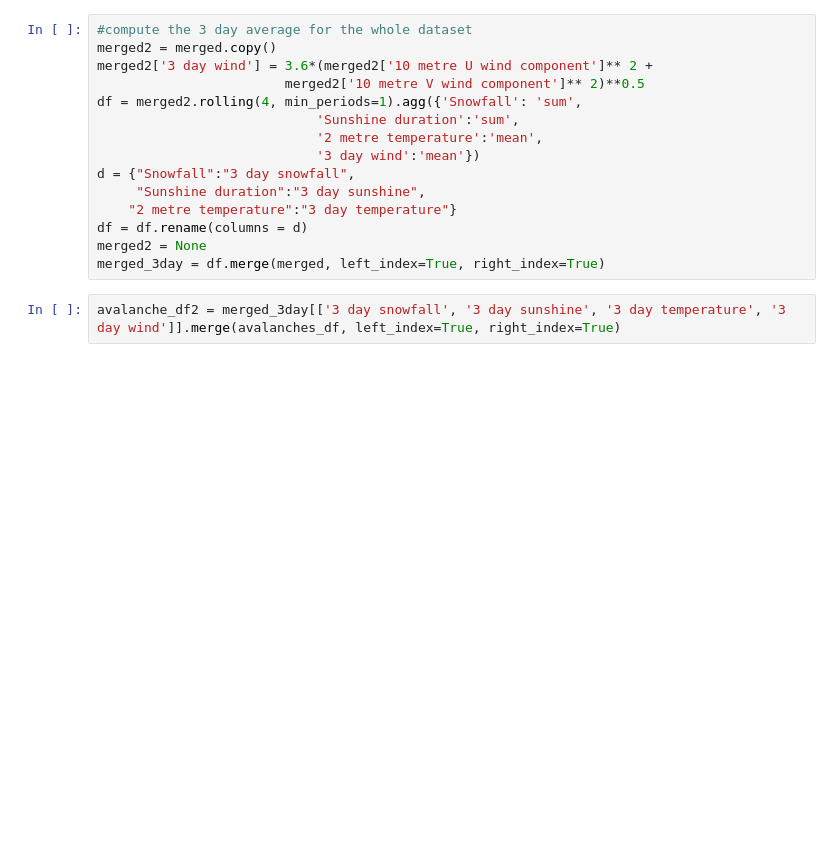
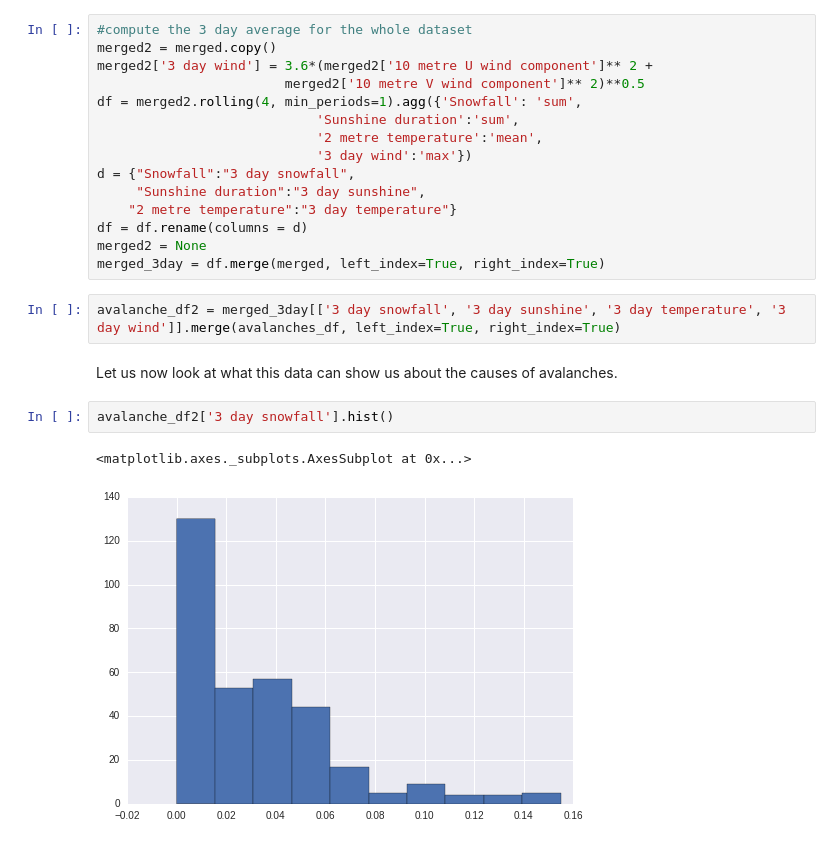
Before and after one commit to Pamoi/datavalanche, a Jupyter notebook: src/datavalanche.ipynb, the cells around one changed output. Saved outputs shown, nothing was run; the diff lists cells and outputs as text; blank space fills up the shorter version.

Commit message:
Added plot for snowfalls to web page and plots with merged data to notebook

```diff
--- a/src/datavalanche.ipynb
+++ b/src/datavalanche.ipynb
@@ -394,7 +398,7 @@ merged2['3 day wind'] = 3.6*(merged2['10 metre U wind component']** 2 +
 df = merged2.rolling(4, min_periods=1).agg({'Snowfall': 'sum',
                             'Sunshine duration':'sum',
                             '2 metre temperature':'mean',
-                            '3 day wind':'mean'})
+                            '3 day wind':'max'})
 d = {"Snowfall":"3 day snowfall",
      "Sunshine duration":"3 day sunshine",
     "2 metre temperature":"3 day temperature"}
@@ -403,3 +407,10 @@ merged2 = None
 merged_3day = df.merge(merged, left_index=True, right_index=True)
 # %%
 avalanche_df2 = merged_3day[['3 day snowfall', '3 day sunshine', '3 day temperature', '3 day wind']].merge(avalanches_df, left_index=True, right_index=True)
+# %% [markdown]
+Let us now look at what this data can show us about the causes of avalanches.
+# %%
+avalanche_df2['3 day snowfall'].hist()
+# %% [output]
+<matplotlib.axes._subplots.AxesSubplot at 0x...>
+[figure, added]
```
Also changed, not shown: parts of 15 cells of this notebook, 3 other files.
